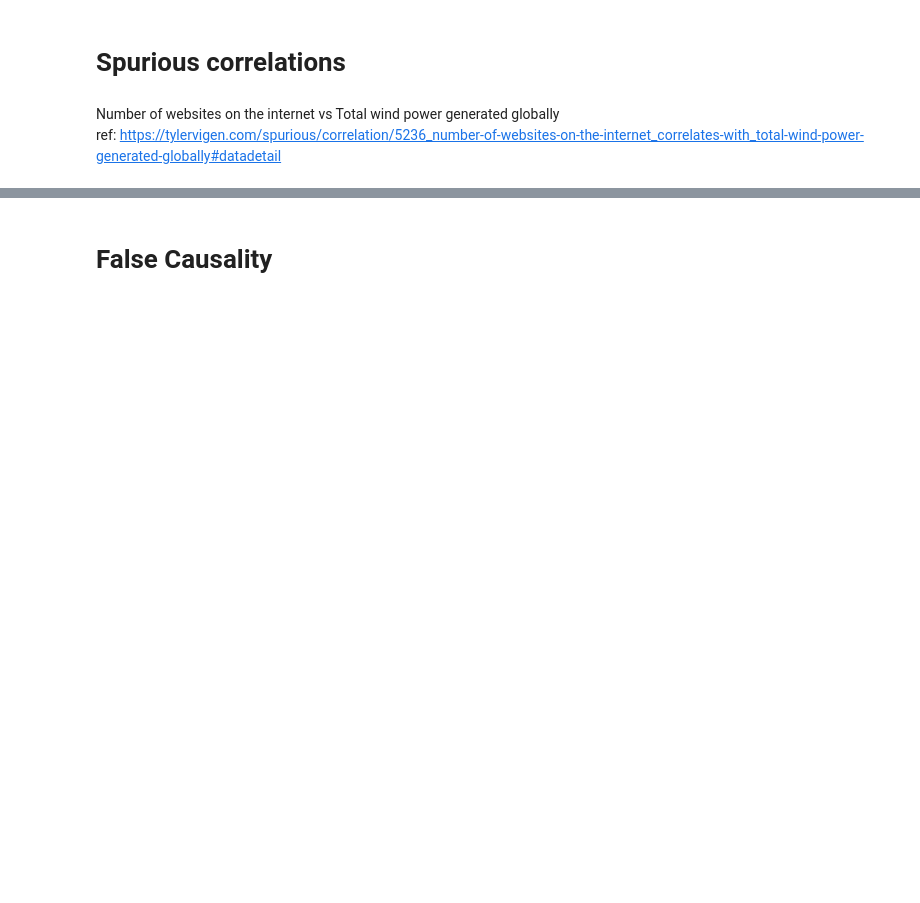
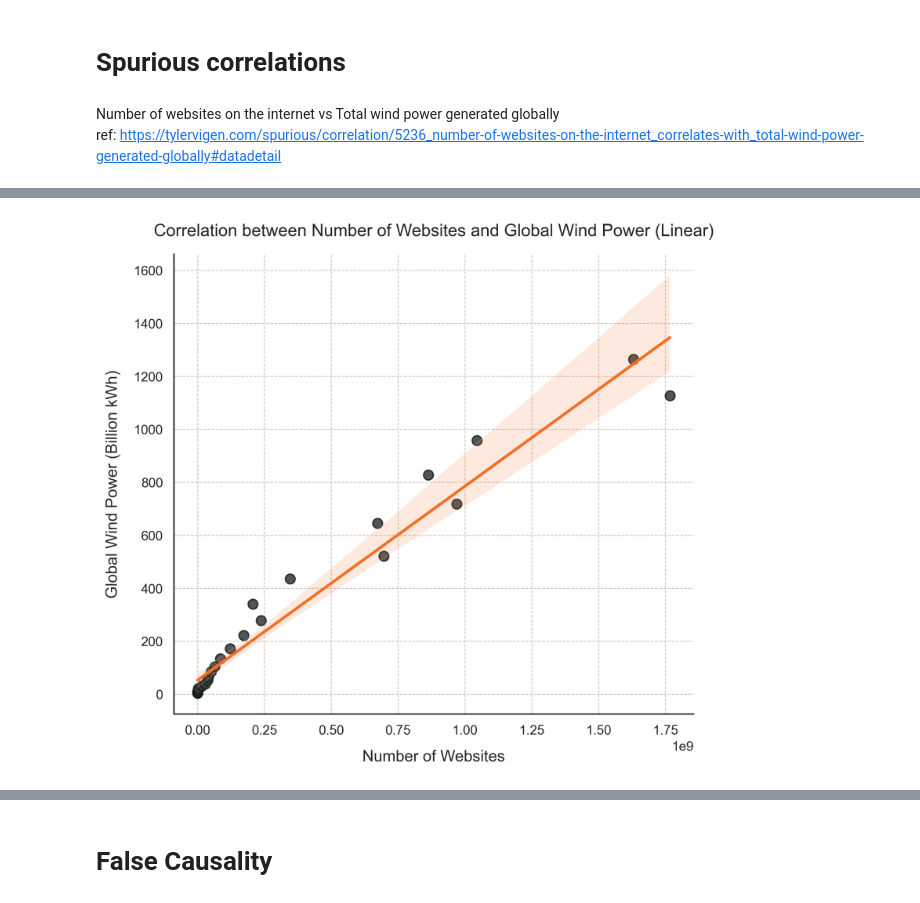
Before and after one commit to OxfordDemSci/Mapineq, a Jupyter notebook: src/case_study/Data_quality/fake_result.ipynb, the cells around one changed output, grey strips where cells are left out. Drawn from its saved outputs; the diff is of its cells as text; code cells hidden in the pictures; blank space fills up the shorter version.

```diff
--- a/src/case_study/Data_quality/fake_result.ipynb
+++ b/src/case_study/Data_quality/fake_result.ipynb
@@ -180,0 +521,47 @@ plt.show()
+# %%
+# --------------------------- Liner Figure ---------------------------
+plt.figure(figsize=(6.5, 6), dpi=300)
+ax = plt.gca()
+
+# --------------------------- Scatter + regression (NO log scale) ---------------------------
+sns.regplot(
+    x="Websites",
+    y="Wind Power (Billion kWh)",
+    data=data,
+    ci=95,
+    scatter_kws={
+        "s": 55,
+        "alpha": 0.85,
+        "color": "#32373AFF",      # neutral dark gray
+        "edgecolor": "#171E15FF",
+    },
+    line_kws={
+        "color": "#F27127FF",      # warm orange
+        "linewidth": 2.2
+    },
+    ax=ax
+)
+
+# --------------------------- Labels & title ---------------------------
+ax.set_xlabel("Number of Websites", labelpad=10)
+ax.set_ylabel("Global Wind Power (Billion kWh)", labelpad=10)
+ax.set_title(
+    "Correlation between Number of Websites and Global Wind Power (Linear)",
+    pad=14
+)
+
+ax.spines["top"].set_visible(False)
+ax.spines["right"].set_visible(False)
+
+plt.tight_layout()
+
+# --------------------------- Save ---------------------------
+plt.savefig(
+    "/Users/wenlanzhang/PycharmProjects/Mapineq/src/case_study/Data_quality/Figrue/Spurious_correlations_linear.png",
+    dpi=300,
+    bbox_inches="tight"
+)
+
+plt.show()
+# %% [output]
+[figure, added]
```
Also changed, not shown: parts of 17 cells of this notebook, 6 other files.
